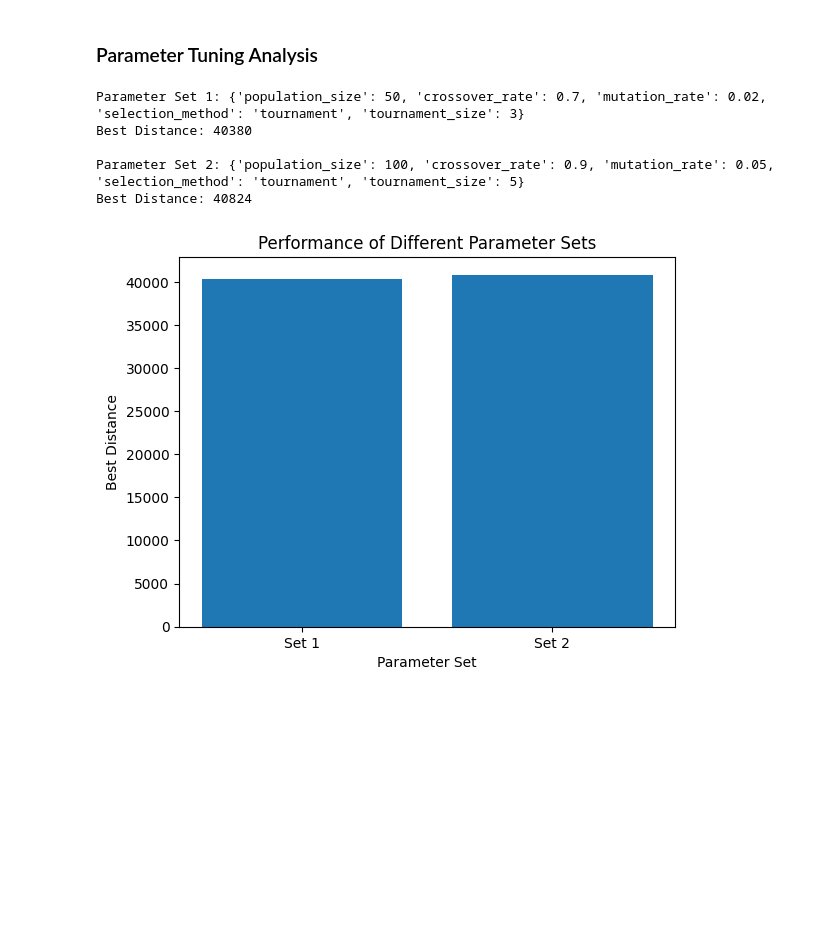
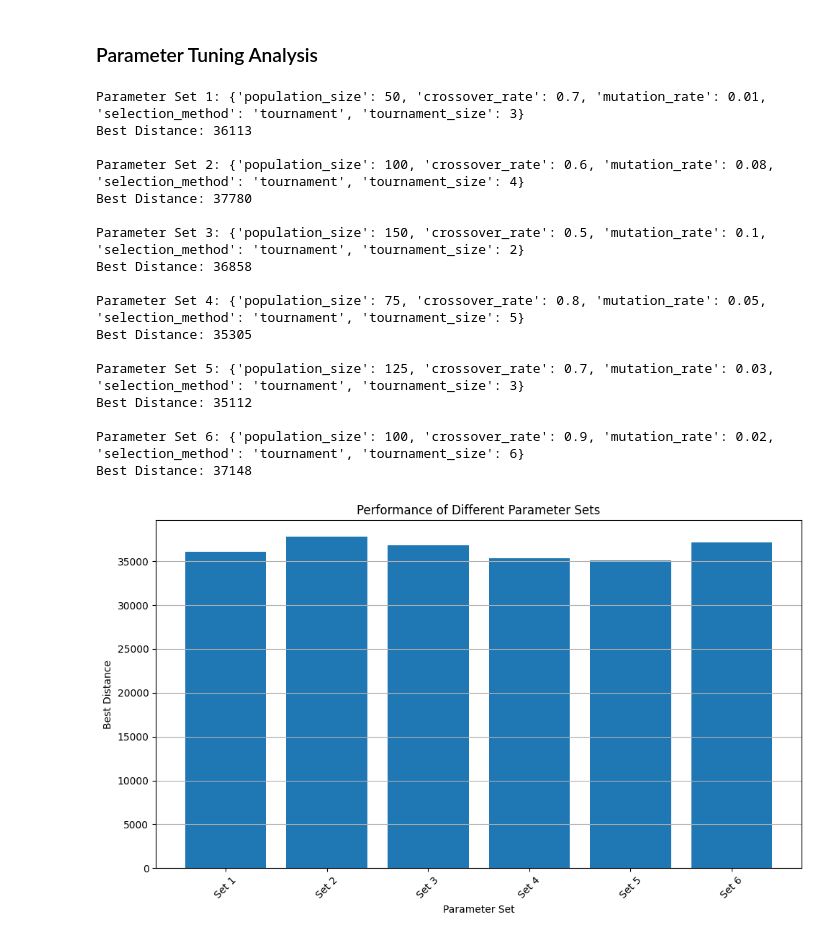
Before and after one commit to sebastianbuzdugan/A4-NeuralNetworks, a Jupyter notebook: A4.ipynb, the cells around one changed output. Cells and saved outputs as stored; diff of their text form; code cells hidden in the pictures; blank space fills up the shorter version.

Commit message:
solution for the genetic optimization

```diff
--- a/A4.ipynb
+++ b/A4.ipynb
@@ -220,25 +220,25 @@ First few individuals in the population:
 
 
 # reason: a larger population can explore the search space more thoroughly but increases computational cost(100 is still ok).
-population_size = 100
+population_size = 120
 
 
 # reason: higher rates increase the genetic diversity of the population, but too high a rate can deny good solutions.
-crossover_rate = 0.8
+crossover_rate = 0.75
 
 # reason: needed to introduce new genetic material into the population, but should be low to avoid random search.
-mutation_rate = 0.05
+mutation_rate = 0.1
 
 # reason: more generations allow more time for the algorithm to improve solutions, but also increase computational time.
-num_generations = 500
+num_generations = 550
 
 # reason: 'roulette' mimics natural selection, while 'tournament' can maintain diversity. Choice depends on problem specifics.
 selection_method = 'tournament'
 
-# Larger tournaments are more competitive, leading to stronger selection pressure.
-tournament_size = 5
+# reson: larger tournaments are more competitive, leading to stronger selection pressure.
+tournament_size = 3
 
-# Print the parameters
+# display
 print("Population Size:", population_size)
 print("Crossover Rate:", crossover_rate)
 print("Mutation Rate:", mutation_rate)
@@ -415,0 +429,15 @@ plt.show()
+# %%
+import matplotlib.pyplot as plt
+
+for i, params in enumerate(parameter_sets):
+    print(f"Running GA with parameter set {i + 1}: {params}")
+    best_solution, best_distance, best_distances_per_generation = run_genetic_algorithm_with_params(problem, params)
+
+    #plot the performance for this parameter set
+    plt.figure()  # create a new figure for each parameter set
+    plt.plot(best_distances_per_generation)
+    plt.title(f'Best Distance over Generations (Set {i + 1})')
+    plt.xlabel('Generation')
+    plt.ylabel('Distance')
+    plt.grid(True)
+    plt.show()
@@ -416,22 +553,40 @@ plt.show()
 # %% [markdown]
 ### Parameter Tuning Analysis
 # %%
-# list of results from different parameter sets
+# Assuming 'results' contains tuples of (params, best_solution, best_distance)
 for i, (params, _, best_distance) in enumerate(results):
     print(f"Parameter Set {i + 1}: {params}")
     print(f"Best Distance: {best_distance}\n")
 
-# plot the best distances for each parameter set for a visual comparison
+# Prepare data for plotting
 best_distances = [best_distance for _, _, best_distance in results]
+
+# Plotting the performance of each parameter set
+plt.figure(figsize=(10, 6))  # Optional: Adjust figure size as needed
 plt.bar(range(len(results)), best_distances, tick_label=[f"Set {i+1}" for i in range(len(results))])
 plt.title('Performance of Different Parameter Sets')
 plt.xlabel('Parameter Set')
 plt.ylabel('Best Distance')
+plt.xticks(rotation=45)  # Optional: Rotate labels for readability
+plt.grid(axis='y')  # Optional: Add a grid for the y-axis
+plt.tight_layout()  # Adjust layout to fit everything nicely
 plt.show()
 # %% [output]
-Parameter Set 1: {'population_size': 50, 'crossover_rate': 0.7, 'mutation_rate': 0.02, 'selection_method': 'tournament', 'tournament_size': 3}
-Best Distance: 40380
+Parameter Set 1: {'population_size': 50, 'crossover_rate': 0.7, 'mutation_rate': 0.01, 'selection_method': 'tournament', 'tournament_size': 3}
+Best Distance: 36113
 
-Parameter Set 2: {'population_size': 100, 'crossover_rate': 0.9, 'mutation_rate': 0.05, 'selection_method': 'tournament', 'tournament_size': 5}
-Best Distance: 40824
+Parameter Set 2: {'population_size': 100, 'crossover_rate': 0.6, 'mutation_rate': 0.08, 'selection_method': 'tournament', 'tournament_size': 4}
+Best Distance: 37780
+
+Parameter Set 3: {'population_size': 150, 'crossover_rate': 0.5, 'mutation_rate': 0.1, 'selection_method': 'tournament', 'tournament_size': 2}
+Best Distance: 36858
+
+Parameter Set 4: {'population_size': 75, 'crossover_rate': 0.8, 'mutation_rate': 0.05, 'selection_method': 'tournament', 'tournament_size': 5}
+Best Distance: 35305
+
+Parameter Set 5: {'population_size': 125, 'crossover_rate': 0.7, 'mutation_rate': 0.03, 'selection_method': 'tournament', 'tournament_size': 3}
+Best Distance: 35112
+
+Parameter Set 6: {'population_size': 100, 'crossover_rate': 0.9, 'mutation_rate': 0.02, 'selection_method': 'tournament', 'tournament_size': 6}
+Best Distance: 37148
-[figure, old version]
+[figure, new version]
```
Also changed, not shown: parts of 10 cells of this notebook.
